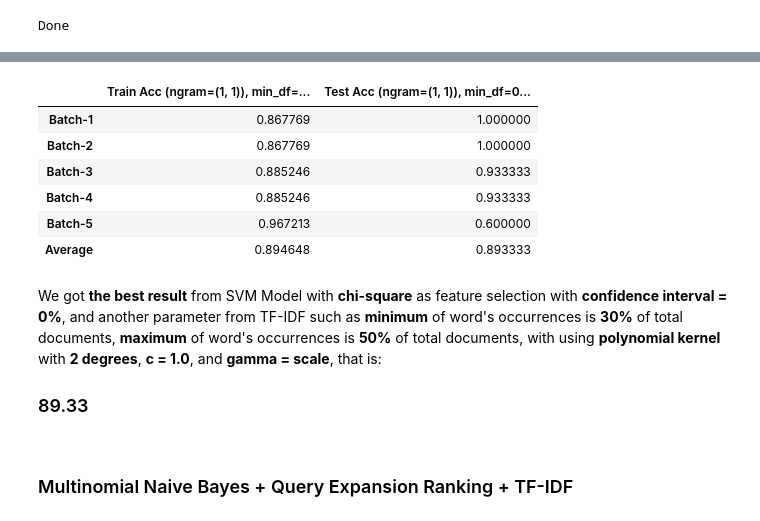
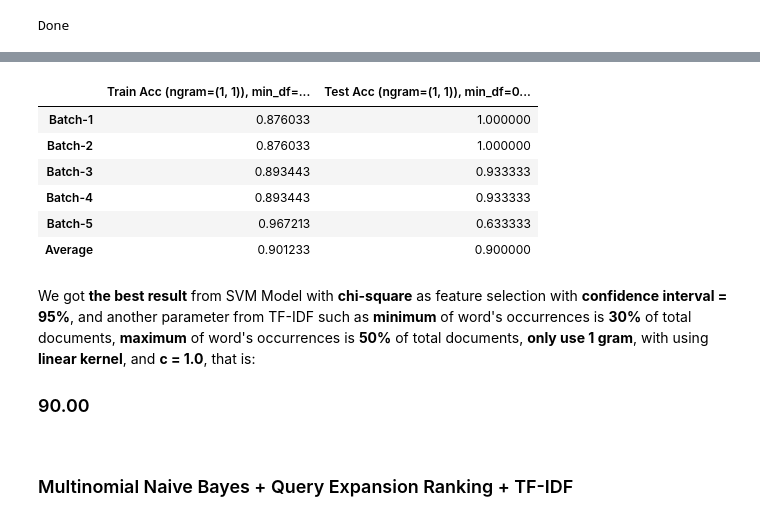
Before and after one commit to chuun17/sentiment-analysis-research-assistant-, a Jupyter notebook: 05_Modelling_Support_Vector_Machine.ipynb, the cells around one changed output, grey strips where cells are left out. Drawn from its saved outputs; the diff is of its cells as text; code cells hidden in the pictures.

```diff
--- a/05_Modelling_Support_Vector_Machine.ipynb
+++ b/05_Modelling_Support_Vector_Machine.ipynb
@@ -347,7 +347,7 @@ NUM_BATCHES = 5
 features = np.array(clean_comment)
 labels = np.array(df.polarity)
 train_eval, test_eval = [], []
-i=0
+j=0
 
 for i in range(NUM_BATCHES):
 
@@ -370,9 +370,9 @@ for i in range(NUM_BATCHES):
         new_features = remove_token(below_tresh, features)
 
         tfidf_vectorizer = TfidfVectorizer(ngram_range=param[0], min_df=param[1], max_df=param[2])
-        train_features = tfidf_vectorizer.fit_transform(features[train_idx])
-        test_features = tfidf_vectorizer.transform(features[test_idx])
-        i+=1
+        train_features = tfidf_vectorizer.fit_transform(new_features[train_idx])
+        test_features = tfidf_vectorizer.transform(new_features[test_idx])
+        j+=1
 
         # train and evaluate
         if param[3]=='poly':
@@ -402,5 +402,5 @@ for i in range(NUM_BATCHES):
             train_eval.append(train_acc)
             test_eval.append(test_acc)
 
-print(f'Train and evaluate {i} permutation of model completed')
+print(f'Train and evaluate {len(param_combinations)} permutation of model completed')
 # %% [output]
@@ -484,7 +483,7 @@ ngram = [(1, 1), (1, 2), (1, 3)]
 min_df = [0.0, .1, .2, .3]
 max_df = [.5, .6, .7 , .8, .9, 1.0]
 kernel_func = ['linear', 'poly', 'rbf']
-regularizations = [1e-3, 1e-2, 1e-1, 1.0]
+regularizations = [1e-3, 1e-2, 1e-1, 1.0, 2.0, 5.0, 10.0]
 poly_degree = [*range(2, 9)]
 gamma_params = ['scale', 'auto', 1e-3, 1e-2, 1e-1]
 confidence_interval_list = [0.0, .6, .7, .8, .9, .95]
@@ -527,8 +526,8 @@ for i in range(NUM_BATCHES):
         new_features = remove_token(below_tresh, features)
 
         tfidf_vectorizer = TfidfVectorizer(ngram_range=param[0], min_df=param[1], max_df=param[2])
-        train_features = tfidf_vectorizer.fit_transform(features[train_idx])
-        test_features = tfidf_vectorizer.transform(features[test_idx])
+        train_features = tfidf_vectorizer.fit_transform(new_features[train_idx])
+        test_features = tfidf_vectorizer.transform(new_features[test_idx])
         j+=1
 
         # train and evaluate
@@ -559,7 +558,7 @@ for i in range(NUM_BATCHES):
             train_eval.append(train_acc)
             test_eval.append(test_acc)
 
-print(f'Train and evaluate {j} permutation of model completed')
+print(f'Train and evaluate {len(param_combinations)} permutation of model completed')
 # %% [output]
 0
 1
@@ -590,16 +589,16 @@ Done
 eval_history = {}
 for i in range(NUM_PARAMS):
     if param_combinations[i][3]=='poly':
-        eval_history[f'Train Acc (ngram={param_combinations[i][0]}), min_df={param_combinations[i][1]}, max_df={param_combinations[i][2]}, kernel={param_combinations[i][3]}, C={param_combinations[i][4]}, degree={param_combinations[i][5]}, gamma={param_combinations[i][6]}, confidence_interval={param_combinations[i][-1]})'] = train_history[i]
-        eval_history[f'Test Acc (ngram={param_combinations[i][0]}), min_df={param_combinations[i][1]}, max_df={param_combinations[i][2]}, kernel={param_combinations[i][3]}, C={param_combinations[i][4]}, degree={param_combinations[i][5]}, gamma={param_combinations[i][6]}, confidence_interval={param_combinations[i][-1]})'] = test_history[i]
+        eval_history[f'Train Acc (ngram={param_combinations[i][0]}), min_df={param_combinations[i][1]}, max_df={param_combinations[i][2]}, kernel={param_combinations[i][3]}, C={param_combinations[i][4]}, degree={param_combinations[i][5]}, gamma={param_combinations[i][6]}, confidence_interval={param_combinations[i][-1]*100}%)'] = train_history[i]
+        eval_history[f'Test Acc (ngram={param_combinations[i][0]}), min_df={param_combinations[i][1]}, max_df={param_combinations[i][2]}, kernel={param_combinations[i][3]}, C={param_combinations[i][4]}, degree={param_combinations[i][5]}, gamma={param_combinations[i][6]}, confidence_interval={param_combinations[i][-1]*100}%)'] = test_history[i]
 
     elif param_combinations[i][3]=='rbf':
-        eval_history[f'Train Acc (ngram={param_combinations[i][0]}), min_df={param_combinations[i][1]}, max_df={param_combinations[i][2]}, kernel={param_combinations[i][3]}, C={param_combinations[i][4]}, gamma={param_combinations[i][5]}, confidence_interval={param_combinations[i][-1]})'] = train_history[i]
-        eval_history[f'Test Acc (ngram={param_combinations[i][0]}), min_df={param_combinations[i][1]}, max_df={param_combinations[i][2]}, kernel={param_combinations[i][3]}, C={param_combinations[i][4]}, gamma={param_combinations[i][5]}, confidence_interval={param_combinations[i][-1]})'] = test_history[i]
+        eval_history[f'Train Acc (ngram={param_combinations[i][0]}), min_df={param_combinations[i][1]}, max_df={param_combinations[i][2]}, kernel={param_combinations[i][3]}, C={param_combinations[i][4]}, gamma={param_combinations[i][5]}, confidence_interval={param_combinations[i][-1]*100}%)'] = train_history[i]
+        eval_history[f'Test Acc (ngram={param_combinations[i][0]}), min_df={param_combinations[i][1]}, max_df={param_combinations[i][2]}, kernel={param_combinations[i][3]}, C={param_combinations[i][4]}, gamma={param_combinations[i][5]}, confidence_interval={param_combinations[i][-1]*100}%)'] = test_history[i]
 
     else:
-        eval_history[f'Train Acc (ngram={param_combinations[i][0]}), min_df={param_combinations[i][1]}, max_df={param_combinations[i][2]}, kernel={param_combinations[i][3]}, C={param_combinations[i][4]}, confidence_interval={param_combinations[i][-1]})'] = train_history[i]
-        eval_history[f'Test Acc (ngram={param_combinations[i][0]}), min_df={param_combinations[i][1]}, max_df={param_combinations[i][2]}, kernel={param_combinations[i][3]}, C={param_combinations[i][4]}, confidence_interval={param_combinations[i][-1]})'] = test_history[i]
+        eval_history[f'Train Acc (ngram={param_combinations[i][0]}), min_df={param_combinations[i][1]}, max_df={param_combinations[i][2]}, kernel={param_combinations[i][3]}, C={param_combinations[i][4]}, confidence_interval={param_combinations[i][-1]*100}%)'] = train_history[i]
+        eval_history[f'Test Acc (ngram={param_combinations[i][0]}), min_df={param_combinations[i][1]}, max_df={param_combinations[i][2]}, kernel={param_combinations[i][3]}, C={param_combinations[i][4]}, confidence_interval={param_combinations[i][-1]*100}%)'] = test_history[i]
 
 history_chi2_tfidf = pd.DataFrame(eval_history, index=['Batch-1', 'Batch-2', 'Batch-3',
                                                   'Batch-4', 'Batch-5', 'Average'])
@@ -621,22 +620,23 @@ test_col[history_chi2_tfidf.loc['Average', test_col].argmax()]
 # %%
-history_chi2_tfidf[['Train Acc (ngram=(1, 1)), min_df=0.3, max_df=0.5, kernel=poly, C=1.0, degree=2, gamma=scale, confidence_interval=0.0)', 'Test Acc (ngram=(1, 1)), min_df=0.3, max_df=0.5, kernel=poly, C=1.0, degree=2, gamma=scale, confidence_interval=0.0)']]
+history_chi2_tfidf[['Train Acc (ngram=(1, 1)), min_df=0.3, max_df=0.5, kernel=linear, C=1.0, confidence_interval=95.0%)', 'Test Acc (ngram=(1, 1)), min_df=0.3, max_df=0.5, kernel=linear, C=1.0, confidence_interval=95.0%)']]
 # %% [output]
 |  | Train Acc (ngram=(1, 1)), min_df=... | Test Acc (ngram=(1, 1)), min_df=0... |
-| Batch-1 | 0.867769 | 1.000000 |
-| Batch-2 | 0.867769 | 1.000000 |
-| Batch-3 | 0.885246 | 0.933333 |
-| Batch-4 | 0.885246 | 0.933333 |
-| Batch-5 | 0.967213 | 0.600000 |
-| Average | 0.894648 | 0.893333 |
+| Batch-1 | 0.876033 | 1.000000 |
+| Batch-2 | 0.876033 | 1.000000 |
+| Batch-3 | 0.893443 | 0.933333 |
+| Batch-4 | 0.893443 | 0.933333 |
+| Batch-5 | 0.967213 | 0.633333 |
+| Average | 0.901233 | 0.900000 |
 # %% [markdown]
 We got <b>the best result</b> from SVM Model with
-<b>chi-square</b> as feature selection with <b>confidence interval = 0%</b>,
+<b>chi-square</b> as feature selection with <b>confidence interval = 95%</b>,
 and another parameter from TF-IDF such as
 <b>minimum</b> of word's occurrences is <b>30%</b> of total documents,
 <b>maximum</b> of word's occurrences is <b>50%</b> of total documents,
-with using <b>polynomial kernel</b> with <b> 2 degrees</b>,
-<b>c = 1.0</b>,
-and <b>gamma = scale</b>, that is:<h3>89.33</h3>
+<b>only use 1 gram</b>,
+with using <b>linear kernel</b>,
+and <b>c = 1.0</b>,
+that is:<h3>90.00</h3>
 # %% [markdown]
 ### Multinomial Naive Bayes +  Query Expansion Ranking + TF-IDF
 # %%
```
Also changed, not shown: parts of 29 cells of this notebook.
